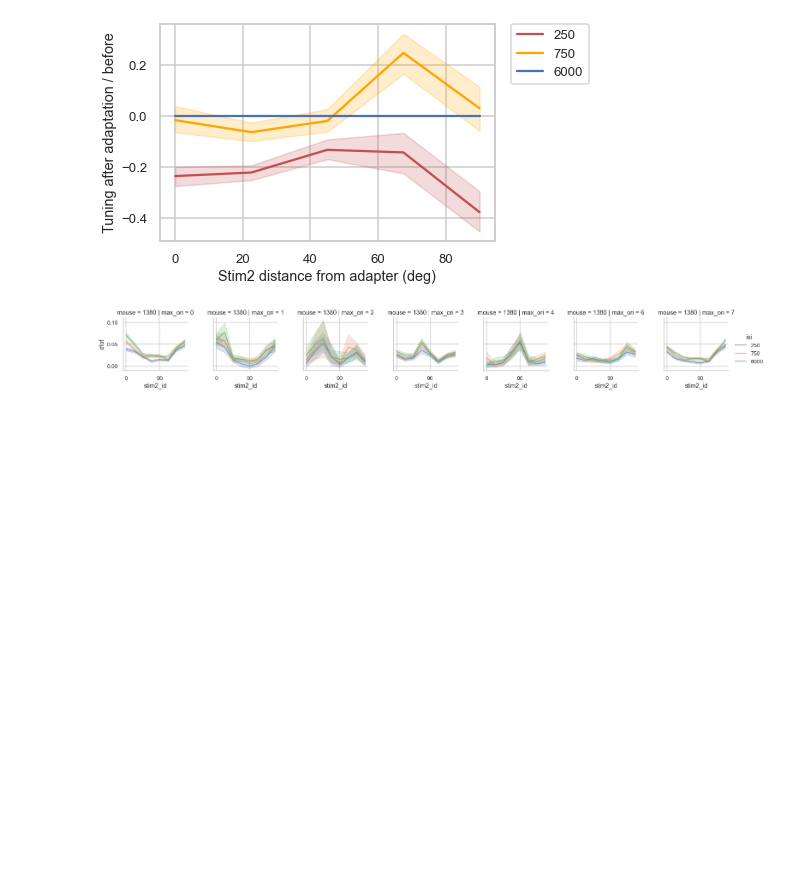
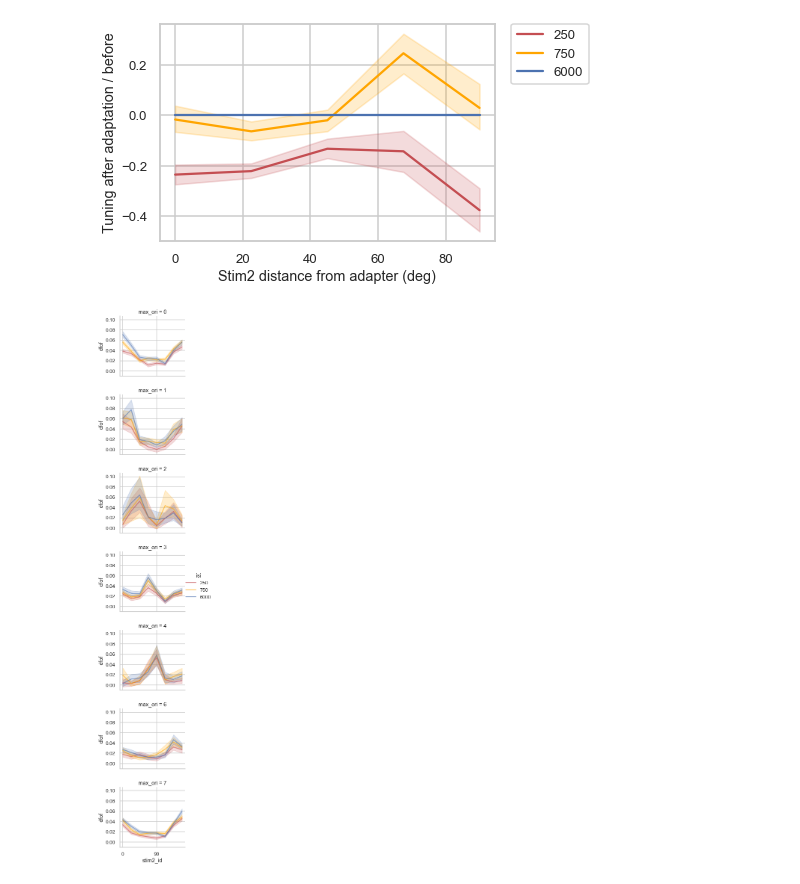
Before and after one commit to lanluo9/inter, a Jupyter notebook: scripts/ipynb/tuning_bias_multisess.ipynb, the cells around one changed output. Cells and saved outputs as stored; diff of their text form; code cells hidden in the pictures; blank space fills up the shorter version.

```diff
--- a/scripts/ipynb/tuning_bias_multisess.ipynb
+++ b/scripts/ipynb/tuning_bias_multisess.ipynb
@@ -605,7 +605,7 @@ df_filter = df_lineplot[(df_lineplot.area == 'V1') # check V1 only
                        & (df_lineplot.filter_cell_vis == True)
                        ]
 
-sns.set(font_scale=0.8, context='talk', style='whitegrid')
+sns.set(font_scale=0.8, context='talk', style='whitegrid', palette=['r', 'orange', 'b'],)
 g = sns.FacetGrid(df_filter, col="max_ori_dist", hue="isi")
 
 g.map_dataframe(sns.lineplot, x="stim2_id", y="dfof", alpha=0.6)
@@ -685,7 +687,7 @@ result
 # plt.hist(result.values.flatten(), bins=100);
 # min(result.values.flatten()), max(result.values.flatten())
 
-thresh = 5
+thresh = 2
 result = result.applymap(lambda x: x if abs(x) < thresh else np.nan) # threshold too large values - change to nan
 result
 
@@ -852,13 +854,13 @@ dir_fig = r'C:\Users\ll357\Documents\inter\results\tuning curve bias san check/'
 # %%
 sns.set(font_scale=0.8, context='talk', style='whitegrid')
 # g = sns.FacetGrid(df_filter, col="area", row="max_ori", hue="isi")
-g = sns.FacetGrid(df_filter, col="max_ori", hue="isi")
+g = sns.FacetGrid(df_filter, row="max_ori", hue="isi", palette=['r', 'orange', 'b'], height=3, aspect=1.25)
 g.map_dataframe(sns.lineplot, x="stim2_id", y="dfof", alpha=0.6)
 g.figure.subplots_adjust(wspace=0.4, hspace=0.3)
 g.add_legend();
 
 for ax in g.axes.flat:
     ax.set_xticks([0, 4])
     ax.set_xticklabels(['0', '90'])
 # %% [output]
-[figure, old version]
+[figure, new version]
```
Also changed, not shown: parts of 5 cells of this notebook.
